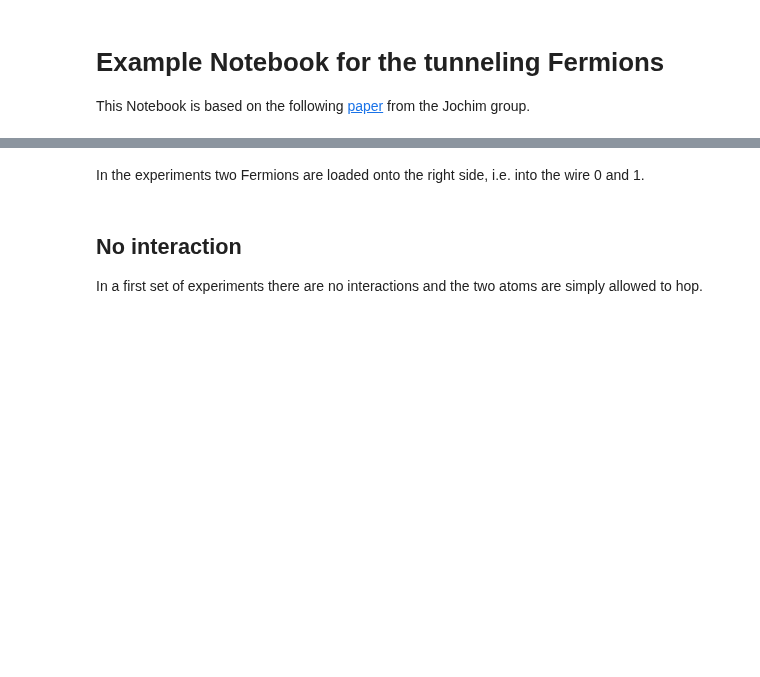
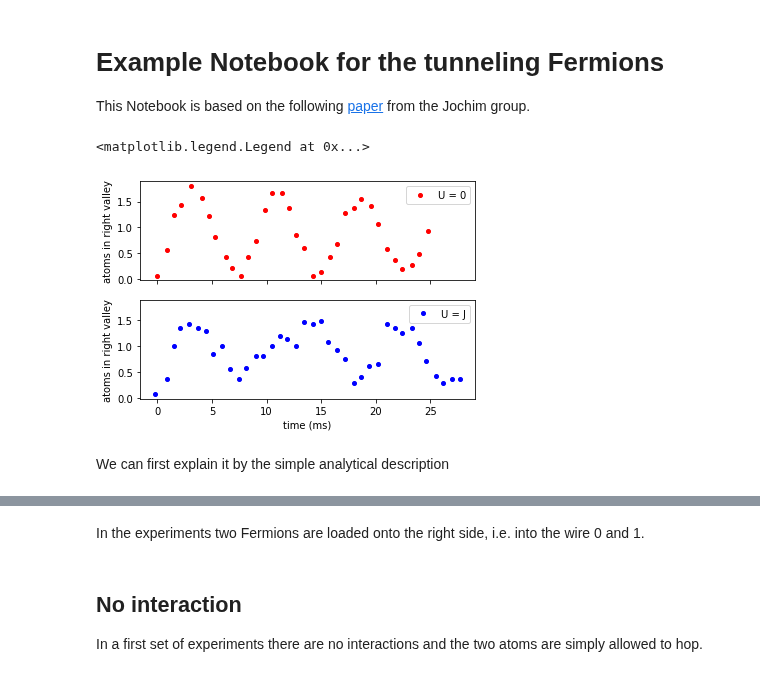
Before and after one commit to synqs/pennylane-ls, a Jupyter notebook: examples/Fermions_in_double_well.ipynb, the cells around one changed output, grey strips where cells are left out. Cells and saved outputs as stored; diff of their text form; code cells hidden in the pictures; blank space fills up the shorter version.

Commit message:
Try further to understand the paper by Murmann
#6

```diff
--- a/examples/Fermions_in_double_well.ipynb
+++ b/examples/Fermions_in_double_well.ipynb
@@ -8,0 +12,18 @@ import matplotlib.pyplot as plt
+# %%
+data_murmann_no_int = pd.read_csv('Data/Murmann_No_Int.csv', names = ['time', "nR"])
+data_murmann_with_int = pd.read_csv('Data/Murmann_With_Int.csv', names = ['time', "nR"])
+
+#plt.figure(dpi=96)
+f, (ax1, ax2) = plt.subplots(2,1, sharex = True, sharey = True);
+ax1.plot(data_murmann_no_int.time, data_murmann_no_int.nR, 'ro', label="U = 0", markersize=4)
+ax2.plot(data_murmann_with_int.time, data_murmann_with_int.nR, 'bo', label="U = J", markersize=4)
+ax1.set_ylabel(r'atoms in right valley')
+ax2.set_ylabel(r'atoms in right valley')
+ax2.set_xlabel(r'time (ms)')
+ax1.legend()
+ax2.legend()
+# %% [output]
+<matplotlib.legend.Legend at 0x...>
+[figure, added]
+# %% [markdown]
+We can first explain it by the simple analytical description
```
Also changed, not shown: parts of 23 cells of this notebook, 2 other files.
